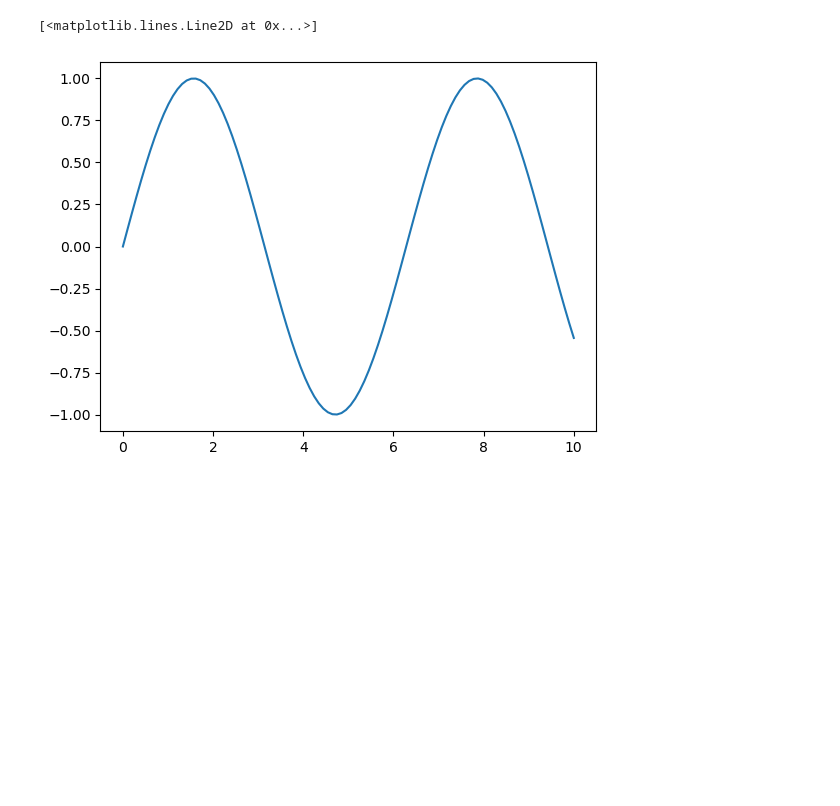
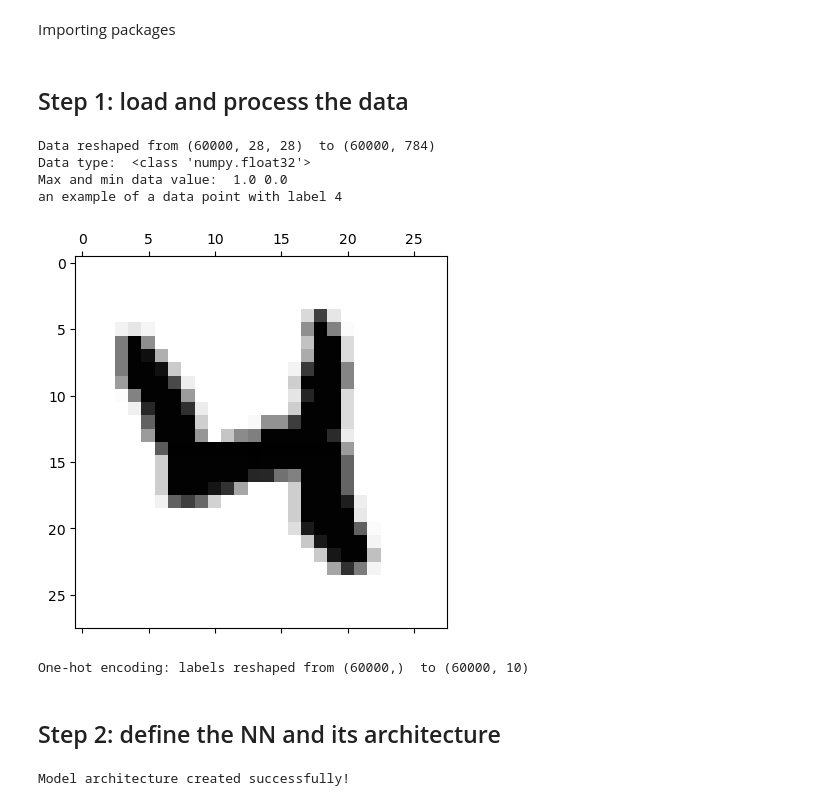
Before and after one commit to vincenzozimb/DeepLearningTheory, a Jupyter notebook: book/notebooks/keras.ipynb, the cells around one changed output. Saved outputs shown, nothing was run; the diff lists cells and outputs as text; code cells hidden in the pictures; blank space fills up the shorter version.

```diff
--- a/book/notebooks/keras.ipynb
+++ b/book/notebooks/keras.ipynb
@@ -3 +5,3 @@
+# %% [markdown]
+Importing packages
 # %%
@@ -6,8 +17,72 @@ import matplotlib.pyplot as plt
 import keras
-# %%
-x = np.linspace(0,10,100)
-y = np.sin(x)
-plt.plot(x,y)
-# %% [output]
-[<matplotlib.lines.Line2D at 0x...>]
-[figure, removed]
+# %% [markdown]
+## Step 1: load and process the data
+# %%
+(x_train, y_train), (x_test, y_test) = keras.datasets.mnist.load_data()
+
+
+n_classes = 10 # from 0 to 9
+n_rows, n_cols = 28, 28 # number of pixels
+
+
+# reshape data
+X_train = x_train.reshape(x_train.shape[0], n_rows*n_cols)
+X_test = x_test.reshape(x_test.shape[0], n_rows*n_cols)
+
+print("Data reshaped from", x_train.shape, " to", X_train.shape)
+
+
+# cast data from integers to single precision floats
+X_train = X_train.astype('float32')
+X_test = X_test.astype('float32')
+
+print("Data type: ", type(X_train[0,0]))
+
+# rescale data in interval [0,1]
+X_train /= 255
+X_test /= 255
+
+print("Max and min data value: ", np.max(X_train), np.min(X_train))
+
+
+# look at an example of data point
+print('an example of a data point with label', y_train[20])
+plt.matshow(X_train[20,:].reshape(28,28),cmap='binary')
+plt.show()
+
+
+# convert class vectors to binary class matrices (one-hot encoding)
+Y_train = keras.utils.to_categorical(y_train, n_classes)
+Y_test = keras.utils.to_categorical(y_test, n_classes)
+
+print("One-hot encoding: labels reshaped from", y_train.shape, " to", Y_train.shape)
+# %% [output]
+Data reshaped from (60000, 28, 28)  to (60000, 784)
+Data type:  <class 'numpy.float32'>
+Max and min data value:  1.0 0.0
+an example of a data point with label 4
+[figure, added]
+One-hot encoding: labels reshaped from (60000,)  to (60000, 10)
+# %% [markdown]
+## Step 2: define the NN and its architecture
+# %%
+from keras.models import Sequential
+from keras.layers import Dense, Dropout
+
+def create_DNN():
+    # instantiate model
+    model = Sequential()
+    # add a dense all-to-all relu layer
+    model.add(Dense(400,input_shape=(n_rows*n_cols,), activation='relu'))
+    # add a dense all-to-all relu layer
+    model.add(Dense(100, activation='relu'))
+    # apply dropout with rate 0.5
+    model.add(Dropout(0.5))
+    # soft-max layer
+    model.add(Dense(n_classes, activation='softmax'))
+
+    return model
+
+print('Model architecture created successfully!')
+# %% [output]
+Model architecture created successfully!
```
Also changed, not shown: parts of 10 cells of this notebook, 1 other file.
